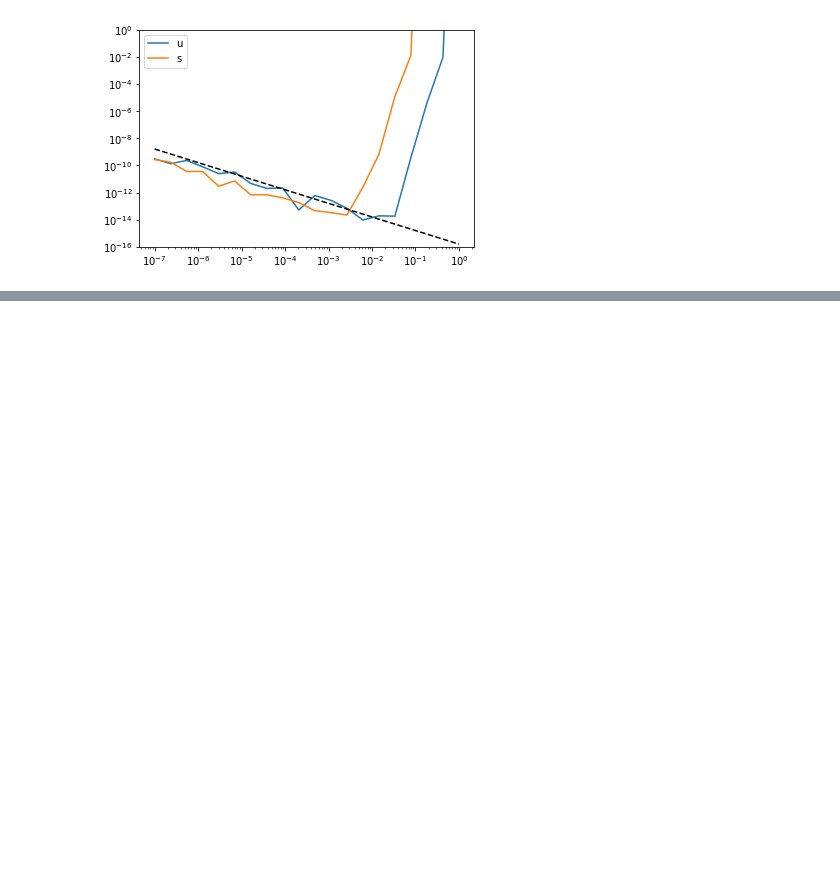
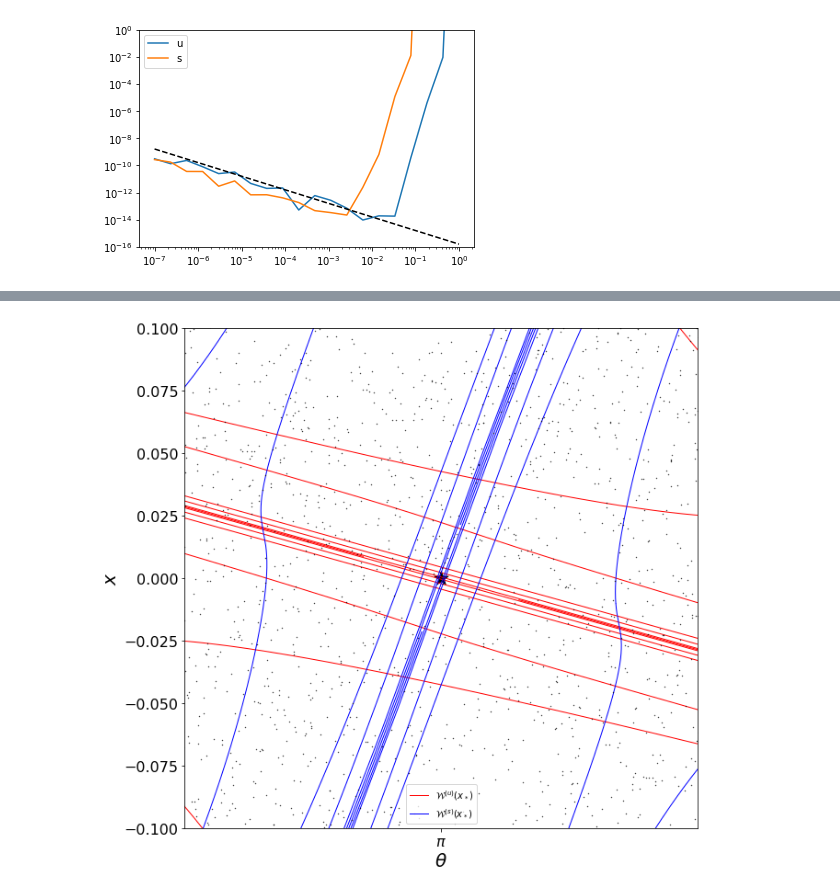
Before and after one commit to shadden/encounter_map_and_instability_timescale, a Jupyter notebook: notebooks/EncounterMapManifoldFixAttempt.ipynb, the cells around one changed output, grey strips where cells are left out. Cells and saved outputs as stored; diff of their text form; code cells hidden in the pictures; blank space fills up the shorter version.

```diff
--- a/notebooks/EncounterMapManifoldFixAttempt.ipynb
+++ b/notebooks/EncounterMapManifoldFixAttempt.ipynb
@@ -125,0 +131,90 @@ $\displaystyle \left( -0.5, \  0.5\right)$
+# %%
+wrap1 = lambda x: np.mod(x+0.5,1)-0.5
+wrap2pi = lambda x: np.mod(x,2*np.pi)
+emap.mod_p = False
+emap.mod_theta = False
+Npts = 5000
+
+u0_u=u0s[np.argmin(errors_u)]
+u1_u = func_from_series(garr_u,u0_u)
+uvals_u = np.linspace(u0_u,u1_u,Npts)
+
+u0_s=u0s[np.argmin(errors_s)]
+u1_s = func_from_series(garr_s,u0_s)
+uvals_s = np.linspace(u0_s,u1_s,Npts)
+
+
+
+_,pts_u = manifold_approx(uvals_u,Nmax,farr_u,garr_u)
+_,pts_s = manifold_approx(uvals_s,Nmax,farr_s,garr_s)
+
+theta_u,p_u = pts_u
+theta_s,p_s = pts_s
+
+for n in range(6):
+    pts_u = np.transpose([Tprime_u(p) for p in pts_u.T])
+    pts_s = np.transpose([Tprime_s(p) for p in pts_s.T])
+
+    theta_u = np.concatenate((theta_u,pts_u[0]))
+    p_u = np.concatenate((p_u,pts_u[1]))
+
+    theta_s = np.concatenate((theta_s,pts_s[0]))
+    p_s = np.concatenate((p_s,pts_s[1]))
+
+
+theta_u,p_u = R_u.T @ [theta_u,p_u]
+theta_u = wrap2pi(xunst[0] + theta_u)
+p_u = wrap1(xunst[1] + p_u)
+
+breaksX = np.abs(theta_u[1:] - theta_u[:-1])>np.pi
+breaksY = np.abs(p_u[1:] - p_u[:-1])>0.5
+break_indices = np.arange(len(theta_u)-1)[np.logical_or(breaksX,breaksY)]
+plt.figure(figsize=(10,10))
+
+break_indices=np.concatenate(([0],break_indices,[-1]))
+for ilow,ihi in zip(break_indices[:-1],break_indices[1:]):
+    if ilow==0:
+        plt.plot(theta_u[ilow+1:ihi],p_u[ilow+1:ihi],'r-',lw=1,label=r"$\mathcal{W}^{(u)}(x_*)$")
+    else:
+        plt.plot(theta_u[ilow+1:ihi],p_u[ilow+1:ihi],'r-',lw=1)
+    plt.plot(2*np.pi-theta_u[ilow+1:ihi],-1*p_u[ilow+1:ihi],'r-',lw=1)
+    plt.plot(theta_u[ilow+1:ihi],1+p_u[ilow+1:ihi],'r-',lw=1)
+    plt.plot(2*np.pi-theta_u[ilow+1:ihi],1-p_u[ilow+1:ihi],'r-',lw=1)
+
+
+theta_s,p_s = R_s.T @ [theta_s,p_s]
+theta_s = wrap2pi(xunst[0] + theta_s)
+p_s = wrap1(xunst[1] + p_s)
+
+breaksX = np.abs(theta_s[1:] - theta_s[:-1])>np.pi
+breaksY = np.abs(p_s[1:] - p_s[:-1])>0.5
+break_indices = np.arange(len(theta_s)-1)[np.logical_or(breaksX,breaksY)]
+
+
+break_indices=np.concatenate(([0],break_indices,[-1]))
+for ilow,ihi in zip(break_indices[:-1],break_indices[1:]):
+    if ilow==0:
+        plt.plot(theta_s[ilow+1:ihi],p_s[ilow+1:ihi],'b-',lw=1,label=r"$\mathcal{W}^{(s)}(x_*)$")
+    else:
+        plt.plot(theta_s[ilow+1:ihi],p_s[ilow+1:ihi],'b-',lw=1)
+    plt.plot(2*np.pi-theta_s[ilow+1:ihi],-1*p_s[ilow+1:ihi],'b-',lw=1)
+    plt.plot(theta_s[ilow+1:ihi],1+p_s[ilow+1:ihi],'b-',lw=1)
+    plt.plot(2*np.pi-theta_s[ilow+1:ihi],1-p_s[ilow+1:ihi],'b-',lw=1)
+plt.legend()
+x = np.array([np.pi,0.01])
+xs = []
+for i in range(10*Npts):
+    xs.append(x)
+    x = emap(x)
+theta,p=np.array(xs).T
+plt.plot(wrap2pi(theta),wrap1(p),'k.',ms=0.75)
+plt.ylim(-0.5,0.5)
+plt.tick_params(labelsize=16)
+plt.xticks([0,0.5*np.pi,np.pi,1.5*np.pi,2*np.pi],["$0$",r"$\pi/2$",r"$\pi$",r"$3\pi/2$",r"2$\pi$"])
+plt.xlabel(r"$\theta$",fontsize=20)
+plt.ylabel(r"$x$",fontsize=20)
+# delta = 1
+plt.xlim(np.pi-0.2,np.pi+0.2)
+plt.ylim(-0.1,+0.1)
+plt.scatter(np.pi,0,marker='*',s=250,color='k')
+# %% [output]
@@ -125,0 +222 @@ $\displaystyle \left( -0.5, \  0.5\right)$
+[figure, added]
```
Also changed, not shown: parts of 2 cells of this notebook, 2 other files.
